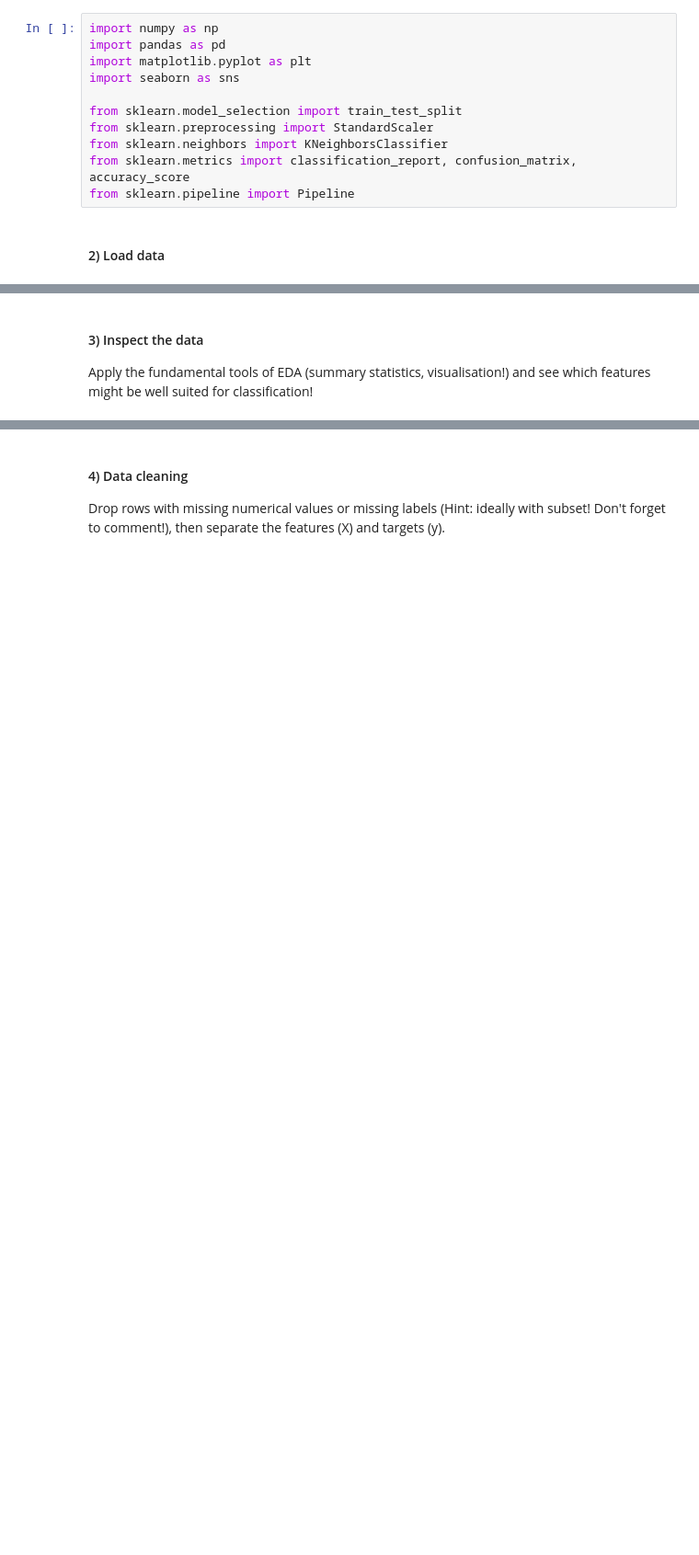
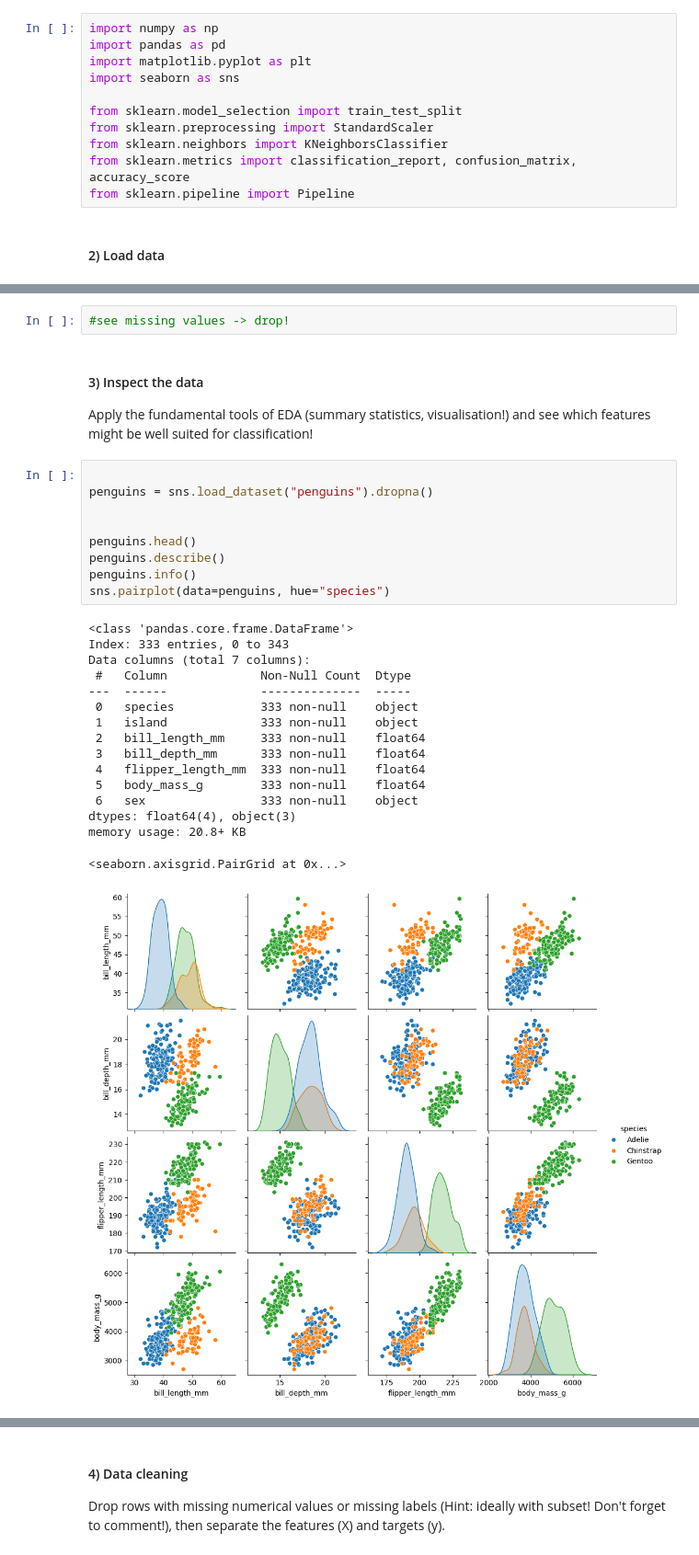
Before and after one commit to vgfs24tbst-coder/DSA104, a Jupyter notebook: lectures/session03/userfolder/KNN-penguins.ipynb, the cells around one changed output, grey strips where cells are left out. Shown at 92% size. Drawn from its saved outputs; the diff is of its cells as text; blank space fills up the shorter version.

```diff
--- a/lectures/session03/userfolder/KNN-penguins.ipynb
+++ b/lectures/session03/userfolder/KNN-penguins.ipynb
@@ -26,3 +33,31 @@ penguins.head()
+# %%
+#see missing values -> drop!
 # %% [markdown]
 #### 3) Inspect the data
 Apply the fundamental tools of EDA (summary statistics, visualisation!) and see which features might be well suited for classification!
+# %%
+
+penguins = sns.load_dataset("penguins").dropna()
+
+
+penguins.head()
+penguins.describe()
+penguins.info()
+sns.pairplot(data=penguins, hue="species")
+# %% [output]
+<class 'pandas.core.frame.DataFrame'>
+Index: 333 entries, 0 to 343
+Data columns (total 7 columns):
+ #   Column             Non-Null Count  Dtype
+---  ------             --------------  -----
+ 0   species            333 non-null    object
+ 1   island             333 non-null    object
+ 2   bill_length_mm     333 non-null    float64
+ 3   bill_depth_mm      333 non-null    float64
+ 4   flipper_length_mm  333 non-null    float64
+ 5   body_mass_g        333 non-null    float64
+ 6   sex                333 non-null    object
+dtypes: float64(4), object(3)
+memory usage: 20.8+ KB
+<seaborn.axisgrid.PairGrid at 0x...>
+[figure, added]
```
Also changed, not shown: parts of 7 cells of this notebook, 1 other file.
